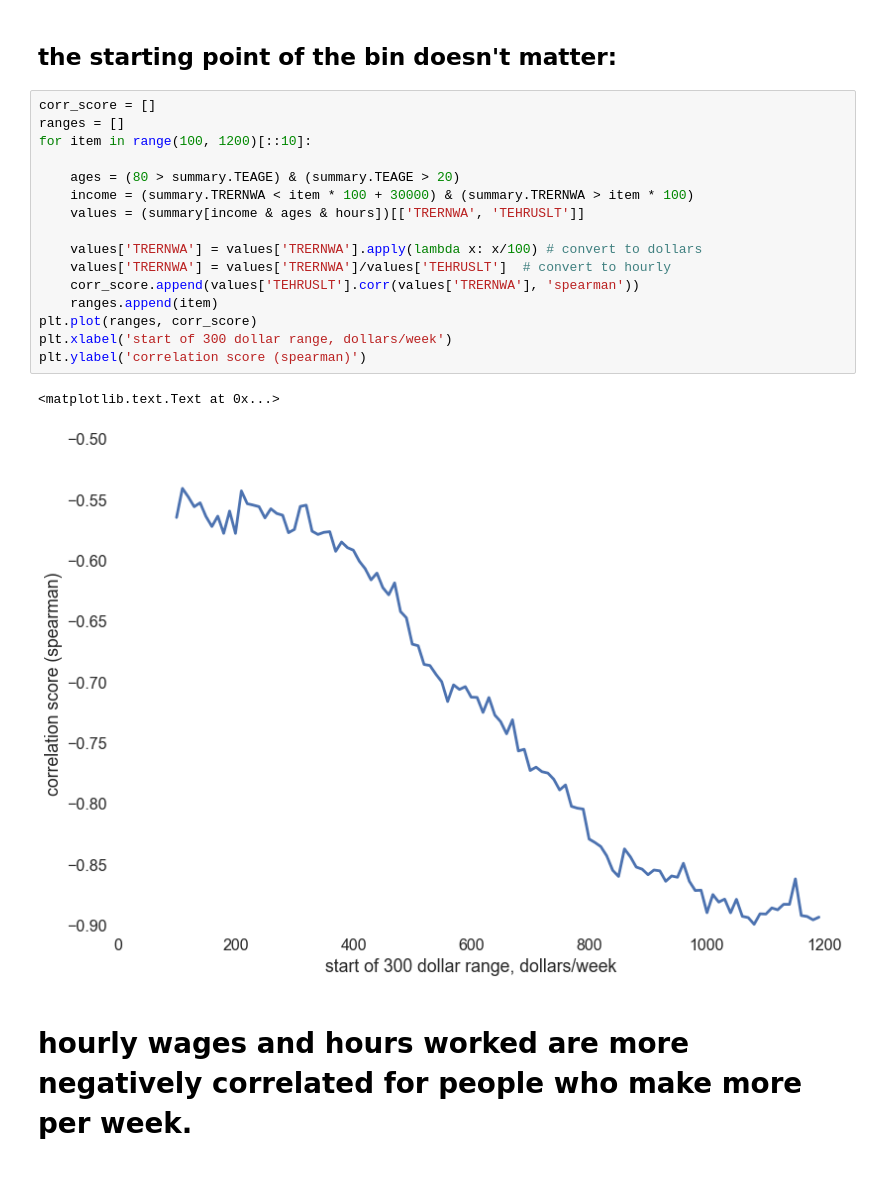
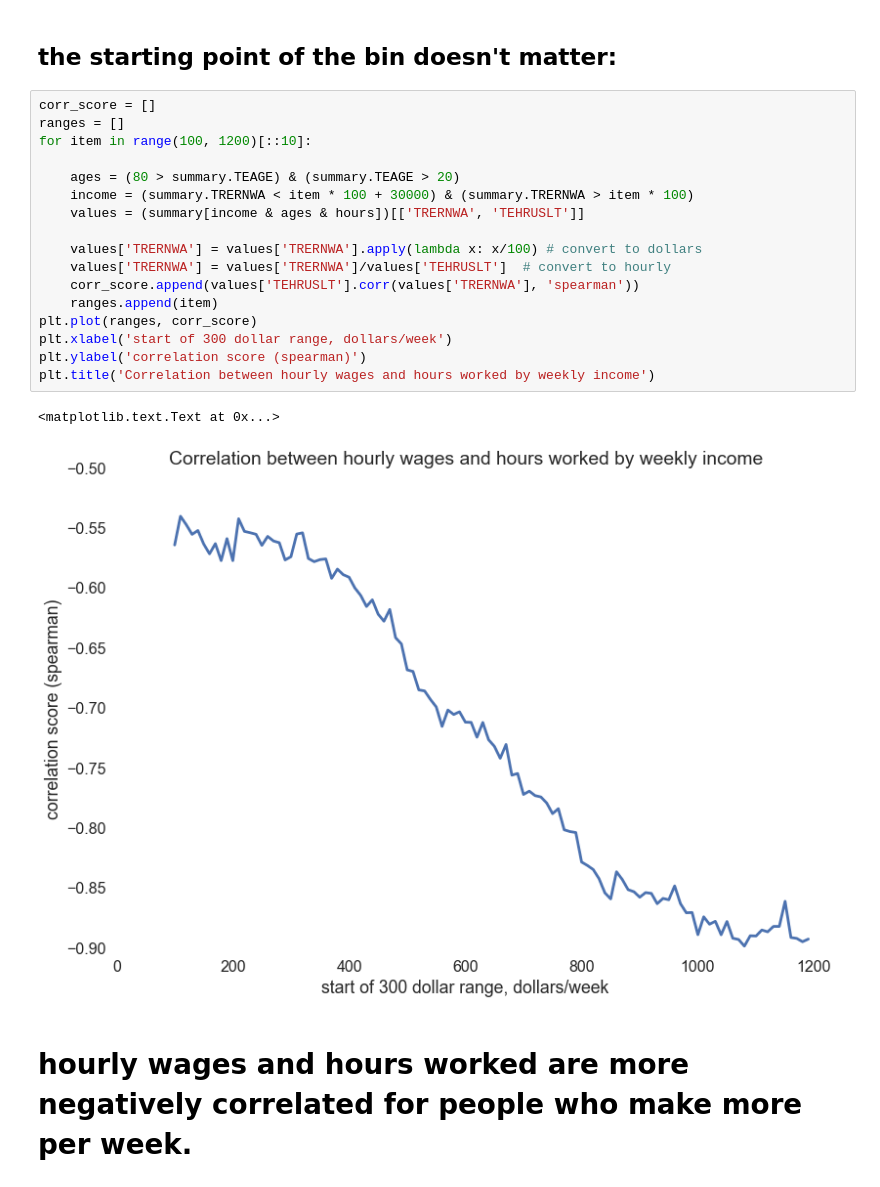
Before and after one commit to tiyd-python-2015-05/atus-analysis, a Jupyter notebook: Atus.ipynb, the cells around one changed output. Drawn from its saved outputs; the diff is of its cells as text.

Commit message:
wages/sleep

```diff
--- a/Atus.ipynb
+++ b/Atus.ipynb
@@ -220,21 +220,22 @@ the starting point of the bin doesn't matter:
 # %%
 corr_score = []
 ranges = []
 for item in range(100, 1200)[::10]:
 
     ages = (80 > summary.TEAGE) & (summary.TEAGE > 20)
     income = (summary.TRERNWA < item * 100 + 30000) & (summary.TRERNWA > item * 100)
     values = (summary[income & ages & hours])[['TRERNWA', 'TEHRUSLT']]
 
     values['TRERNWA'] = values['TRERNWA'].apply(lambda x: x/100) # convert to dollars
     values['TRERNWA'] = values['TRERNWA']/values['TEHRUSLT']  # convert to hourly
     corr_score.append(values['TEHRUSLT'].corr(values['TRERNWA'], 'spearman'))
     ranges.append(item)
 plt.plot(ranges, corr_score)
 plt.xlabel('start of 300 dollar range, dollars/week')
 plt.ylabel('correlation score (spearman)')
+plt.title('Correlation between hourly wages and hours worked by weekly income')
 # %% [output]
 <matplotlib.text.Text at 0x...>
-[figure, old version]
+[figure, new version]
 # %% [markdown]
 # hourly wages and hours worked are more negatively correlated for people who make more per week.
```
Also changed, not shown: parts of 2 cells of this notebook.
